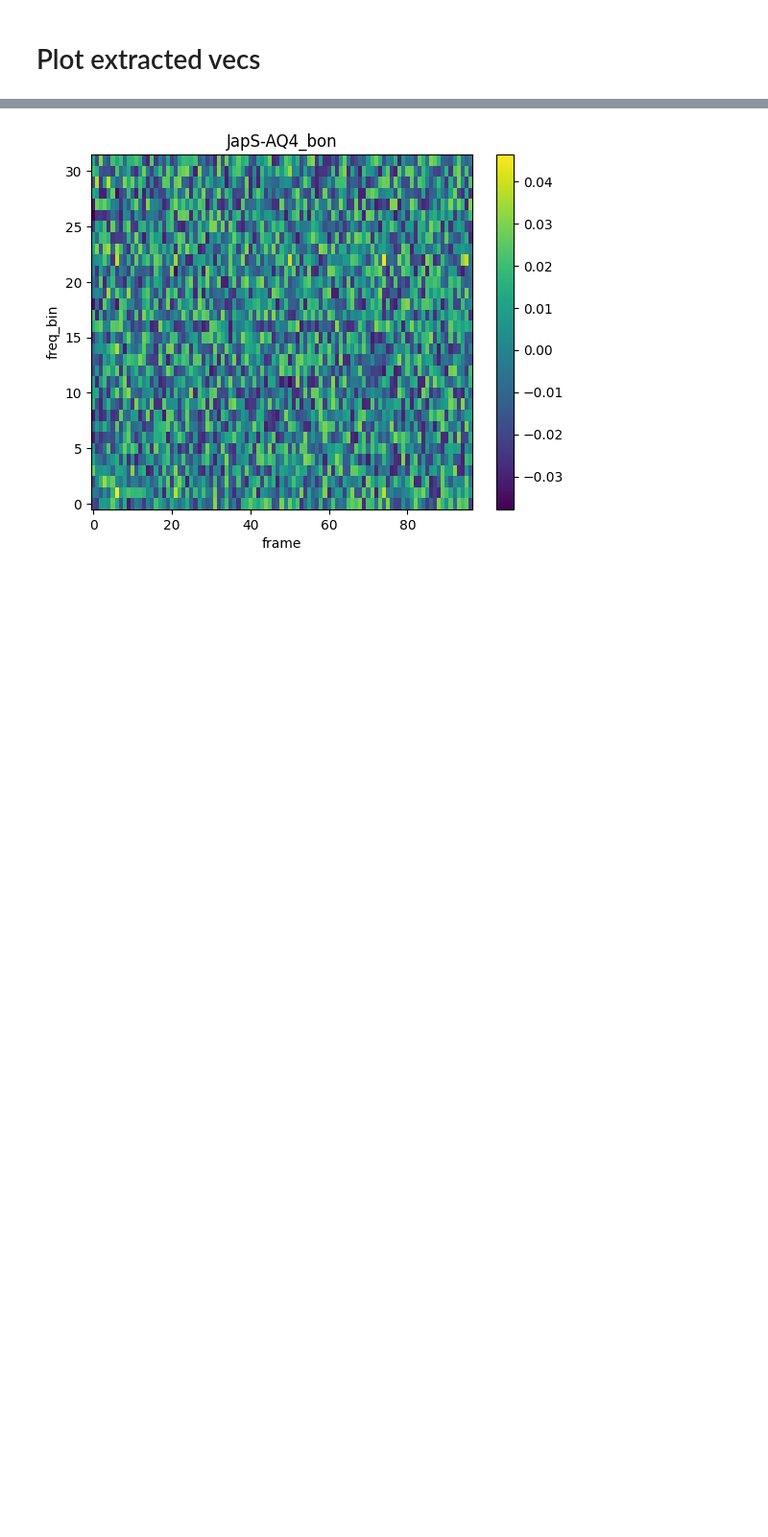
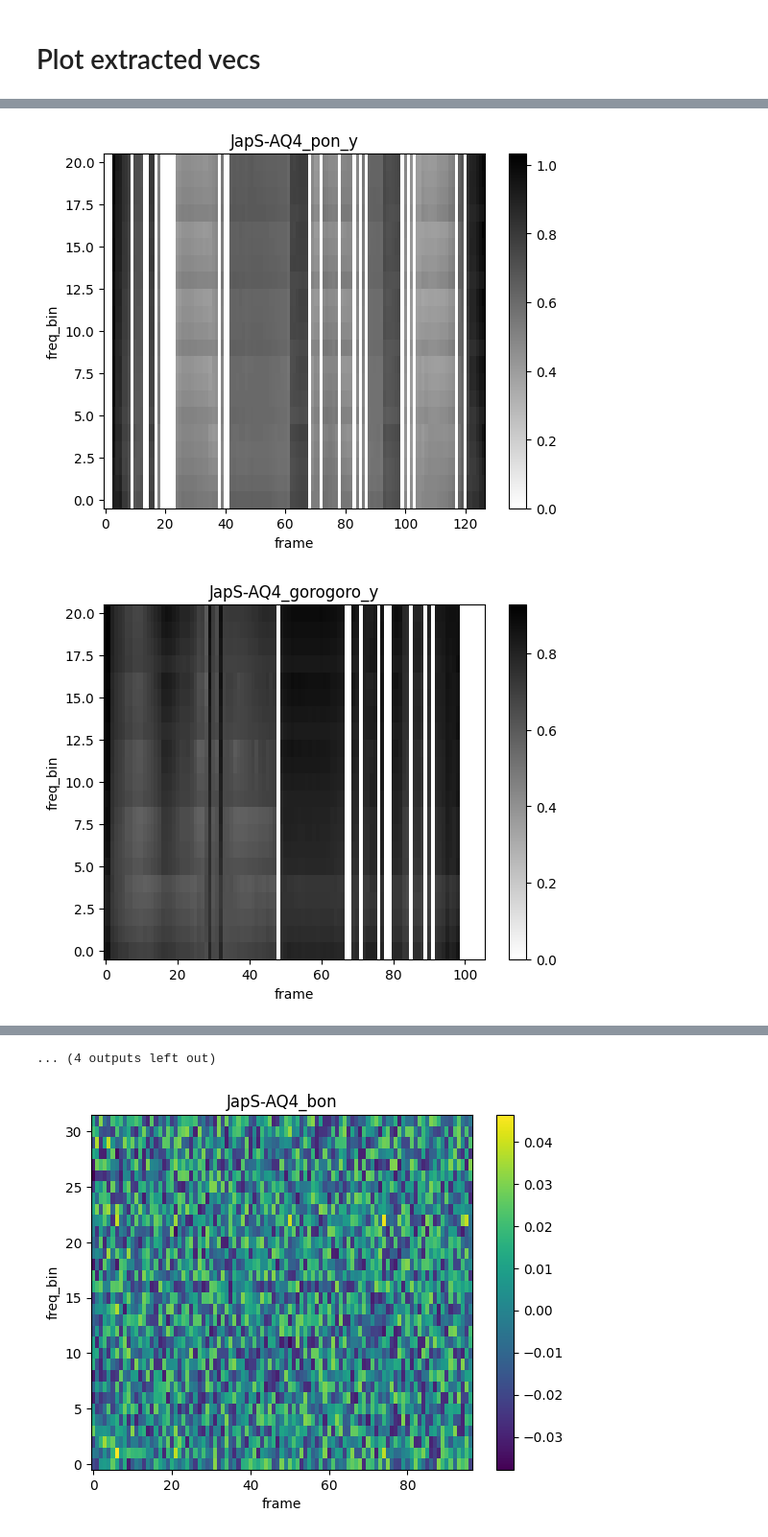
Before and after one commit to Frankalexej/slprt, a Jupyter notebook: trial.ipynb, the cells around one changed output, grey strips where cells are left out. Shown at 96% size. Drawn from its saved outputs; the diff is of its cells as text; code cells hidden in the pictures; blank space fills up the shorter version.

```diff
--- a/trial.ipynb
+++ b/trial.ipynb
@@ -396,0 +397,5 @@ read_and_save()
+# %%
+read_and_save('x_21', 'x_41', '_y')
+# %% [output]
+[figure, added]
+[figure, added]
@@ -397,3 +412,4 @@ read_and_save()
+... (4 outputs left out)
 # %%
 read_and_print()
 # %% [output]
```
Also changed, not shown: parts of 6 cells of this notebook.
